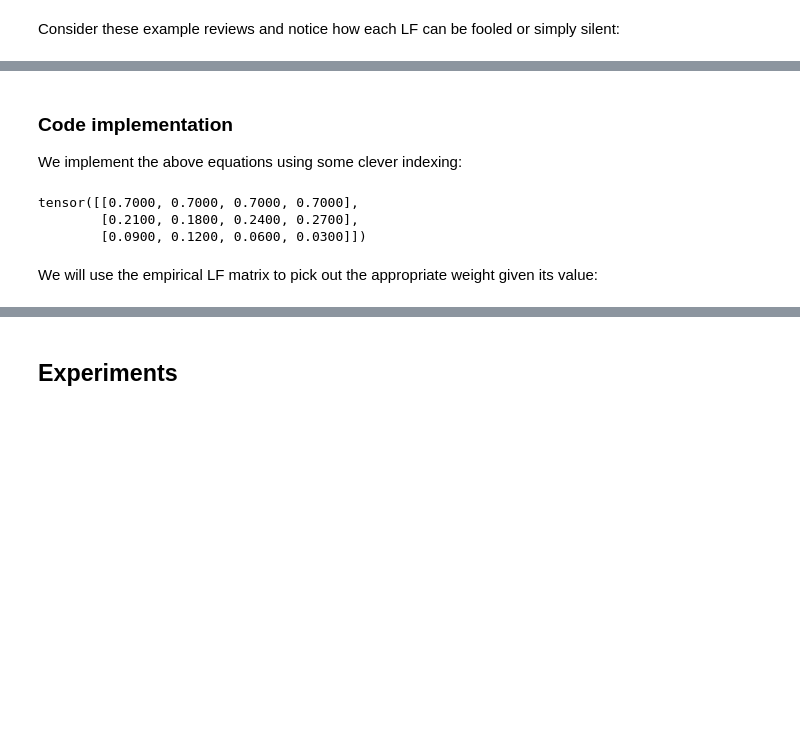
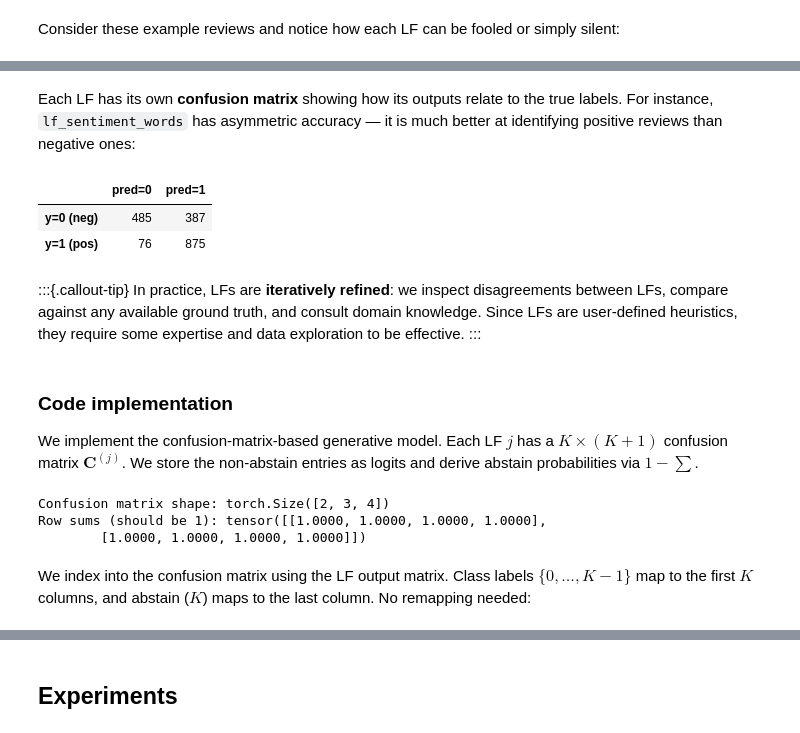
Before and after one commit to particle1331/ai-notebooks, a Jupyter notebook: notebooks/tooling/10-weak-supervision.ipynb, the cells around one changed output, grey strips where cells are left out. Cells and saved outputs as stored; diff of their text form; code cells hidden in the pictures; blank space fills up the shorter version.

```diff
--- a/notebooks/tooling/10-weak-supervision.ipynb
+++ b/notebooks/tooling/10-weak-supervision.ipynb
@@ -27,6 +27,7 @@ np.random.seed(RANDOM_SEED)
 ds = load_dataset("imdb")
 train_ds = ds["train"].shuffle(seed=RANDOM_SEED).select(range(3000))
 train_texts = train_ds["text"]
-y_train_imdb = np.array([2 * label - 1 for label in train_ds["label"]])  # {0, 1} -> {-1, +1}
+y_train_imdb = np.array(train_ds["label"])  # {0, 1}
 
-POSITIVE, NEGATIVE, ABSTAIN = 1, -1, 0
+K = 2  # number of classes
+ABSTAIN = K
@@ -53,8 +56,8 @@ def lf_sentiment_words(text):
     text = text.lower()
     pos_count = sum(1 for w in ["great", "love", "amazing", "fun"] if w in text)
     neg_count = sum(1 for w in ["bad", "waste", "boring", "stupid"] if w in text)
-    if pos_count > neg_count: return POSITIVE
-    if neg_count > pos_count: return NEGATIVE
+    if pos_count > neg_count: return 1
+    if neg_count > pos_count: return 0
     return ABSTAIN
 
 def lf_viewing_experience(text):
@@ -63,14 +66,14 @@ def lf_viewing_experience(text):
     neg_watch = ["walked out", "turned it off", "fell asleep", "couldn't finish"]
     pos = any(p in text_lower for p in pos_watch)
     neg = any(n in text_lower for n in neg_watch)
-    if pos and not neg: return POSITIVE
-    if neg and not pos: return NEGATIVE
+    if pos and not neg: return 1
+    if neg and not pos: return 0
     return ABSTAIN
 
 def lf_comparative_sentiment(text):
     text_lower = text.lower()
     if "worse than" in text_lower or "not as good as" in text_lower:
-        return NEGATIVE
+        return 0
     return ABSTAIN
 # %% [markdown]
 Consider these example reviews and notice how each LF can be fooled or simply silent:
@@ -219,31 +181,62 @@ $$
+# %% [markdown]
+Each LF has its own **confusion matrix** showing how its outputs relate to the true labels. For instance, `lf_sentiment_words` has asymmetric accuracy — it is much better at identifying positive reviews than negative ones:
+# %%
+from sklearn.metrics import confusion_matrix as cm
+
+outputs = np.array([lf_sentiment_words(t) for t in train_texts])
+fired = outputs != ABSTAIN
+
+labels_fired = y_train_imdb[fired]
+preds_fired = outputs[fired]
+
+confmat = cm(labels_fired, preds_fired, labels=[0, 1])
+df = pd.DataFrame(confmat, index=["y=0 (neg)", "y=1 (pos)"], columns=["pred=0", "pred=1"])
+df
+# %% [output]
+|  | pred=0 | pred=1 |
+| y=0 (neg) | 485 | 387 |
+| y=1 (pos) | 76 | 875 |
+# %% [markdown]
+:::{.callout-tip}
+In practice, LFs are **iteratively refined**: we inspect disagreements between LFs, compare against any available ground truth, and consult domain knowledge. Since LFs are user-defined heuristics, they require some expertise and data exploration to be effective.
+:::
 # %% [markdown]
 ### Code implementation
 
-We implement the above equations using some clever indexing:
+We implement the confusion-matrix-based generative model. Each LF $j$ has a $K \times (K+1)$ confusion matrix $\mathbf{C}^{(j)}$. We store the non-abstain entries as logits and derive abstain probabilities via $1 - \sum$.
 # %%
 import torch
 torch.manual_seed(1)
 
-delta = torch.tensor([0.3, 0.3, 0.3, 0.3])  # coverage
-gamma = torch.tensor([0.7, 0.6, 0.8, 0.9])  # accuracy
+K = 2  # number of classes
+n = 4  # number of LFs
 
-n = 4
+# Example LF output matrix: values in {0, 1, ..., K} where K = abstain
 L = torch.tensor([
-    [-1,  0, +1, +1],
-    [+1, -1, -1,  0],
+    [0, K,  1,  1],
+    [1, 0,  0,  K],
 ])
 
-params = torch.stack([
-    1 - delta,              # abstained
-    delta * gamma,          # accurate
-    delta * (1 - gamma)     # inaccurate
-], dim=0)
+# Confusion matrix logits: shape (K, K, n) — non-abstain entries
+# C_logits[y, k, j] is the unnormalized log-weight for P(λ_j = k | Y = y)
+C_logits = torch.randn(K, K, n)
 
-params  # Note sum along dim=0 is 1, i.e. sum of all p(λ | y) for λ = -1, 0, 1 is 1.
+# Convert to probabilities via softmax-like normalization
+# For each (y, j): we have K logits for classes 0..K-1
+# p_class[y, k, j] = exp(logit) / (1 + sum(exp(logits)))  — abstain gets the residual
+exp_logits = torch.exp(C_logits)                    # (K, K, n)
+denom = 1 + exp_logits.sum(dim=1, keepdim=True)     # (K, 1, n)
+p_class = exp_logits / denom                         # (K, K, n) — P(λ=k | y) for k in {0,...,K-1}
+p_abstain = 1.0 / denom                             # (K, 1, n) — P(λ=K | y)
+
+# Full confusion matrix: (K, K+1, n) — columns: [class 0, ..., class K-1, abstain]
+C = torch.cat([p_class, p_abstain], dim=1)           # (K, K+1, n)
+print("Confusion matrix shape:", C.shape)
+print("Row sums (should be 1):", C.sum(dim=1))
 # %% [output]
-tensor([[0.7000, 0.7000, 0.7000, 0.7000],
-        [0.2100, 0.1800, 0.2400, 0.2700],
-        [0.0900, 0.1200, 0.0600, 0.0300]])
+Confusion matrix shape: torch.Size([2, 3, 4])
+Row sums (should be 1): tensor([[1.0000, 1.0000, 1.0000, 1.0000],
+        [1.0000, 1.0000, 1.0000, 1.0000]])
 # %% [markdown]
-We will use the empirical LF matrix to pick out the appropriate weight given its value:
+We index into the confusion matrix using the LF output matrix. Class labels $\{0, \ldots, K-1\}$ map to the first $K$ columns, and abstain ($K$) maps to the last column. No remapping needed:
 # %%
```
Also changed, not shown: parts of 52 cells of this notebook.
